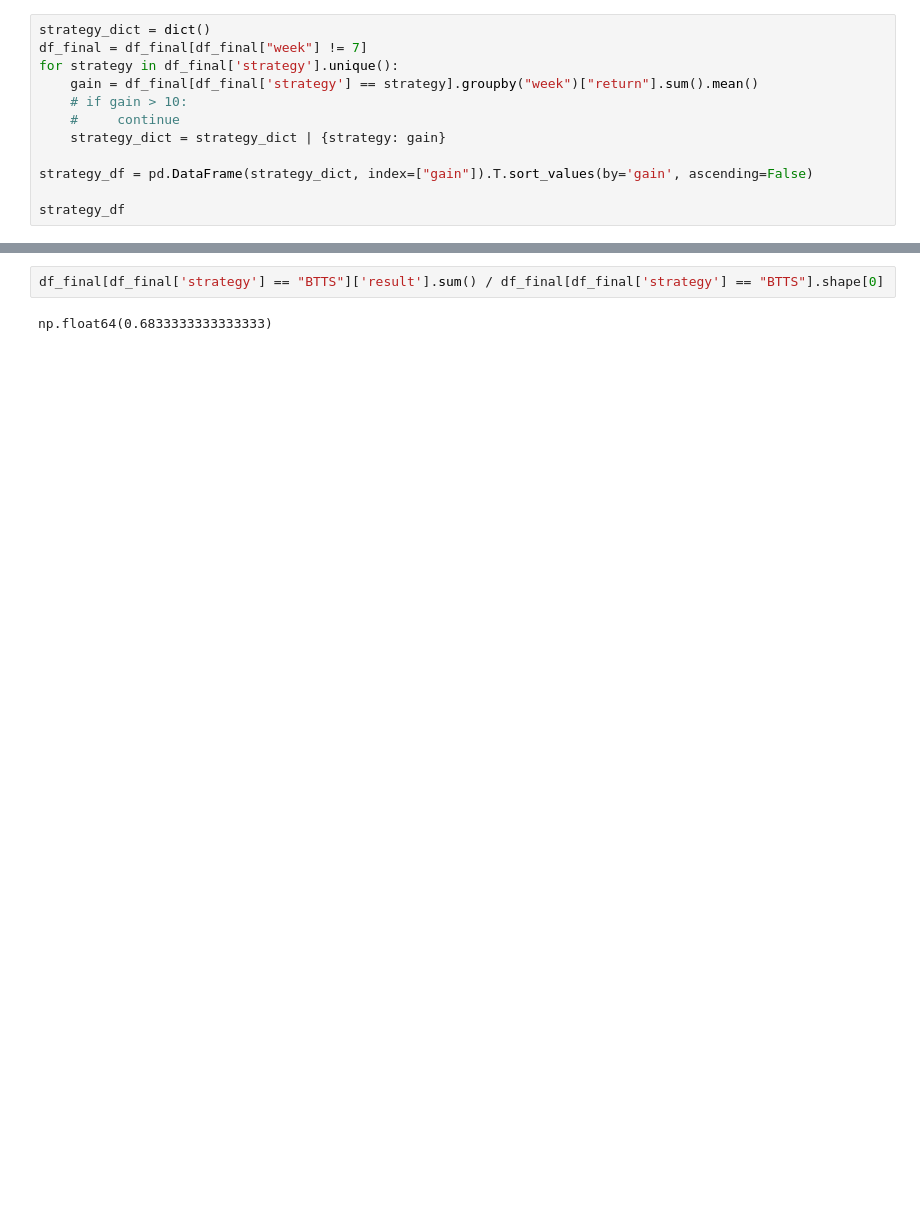
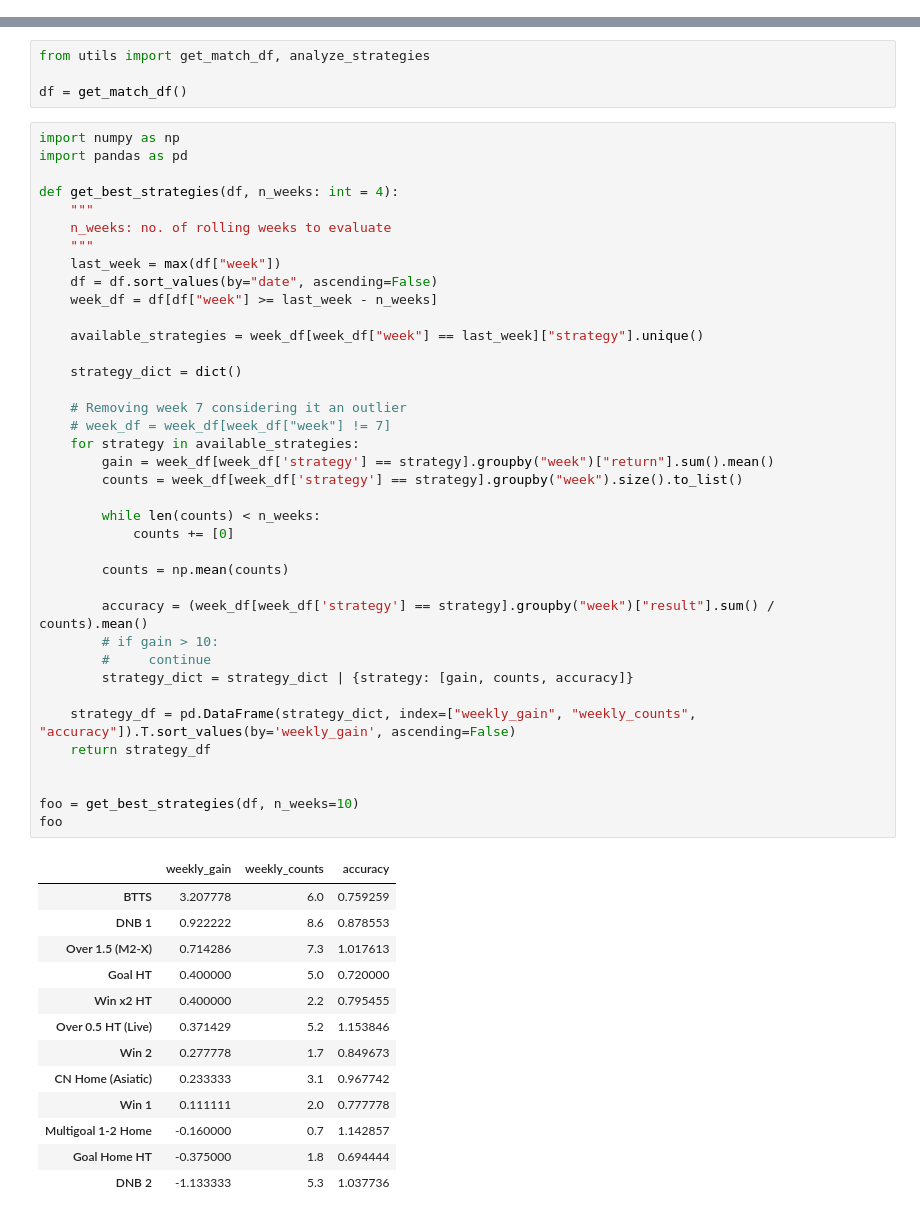
Before and after one commit to NickOLeeney/bet-master-analytics, a Jupyter notebook: src/strategies/analysis.ipynb, the cells around one changed output, grey strips where cells are left out. Saved outputs shown, nothing was run; the diff lists cells and outputs as text; blank space fills up the shorter version.

```diff
--- a/src/strategies/analysis.ipynb
+++ b/src/strategies/analysis.ipynb
@@ -117,12 +0,0 @@ df[df["strategy"] == 'BTTS'].shape[0]
-# %%
-strategy_dict = dict()
-df_final = df_final[df_final["week"] != 7]
-for strategy in df_final['strategy'].unique():
-    gain = df_final[df_final['strategy'] == strategy].groupby("week")["return"].sum().mean()
-    # if gain > 10:
-    #     continue
-    strategy_dict = strategy_dict | {strategy: gain}
-
-strategy_df = pd.DataFrame(strategy_dict, index=["gain"]).T.sort_values(by='gain', ascending=False)
-
-strategy_df
@@ -164,4 +1,56 @@ df_final[df_final['strategy'] == "DNB 1"]
-# %%
-df_final[df_final['strategy'] == "BTTS"]['result'].sum() / df_final[df_final['strategy'] == "BTTS"].shape[0]
-# %% [output]
-np.float64(0.6833333333333333)
+# %%
+from utils import get_match_df, analyze_strategies
+
+df = get_match_df()
+# %%
+import numpy as np
+import pandas as pd
+
+def get_best_strategies(df, n_weeks: int = 4):
+    """
+    n_weeks: no. of rolling weeks to evaluate
+    """
+    last_week = max(df["week"])
+    df = df.sort_values(by="date", ascending=False)
+    week_df = df[df["week"] >= last_week - n_weeks]
+
+    available_strategies = week_df[week_df["week"] == last_week]["strategy"].unique()
+
+    strategy_dict = dict()
+
+    # Removing week 7 considering it an outlier
+    # week_df = week_df[week_df["week"] != 7]
+    for strategy in available_strategies:
+        gain = week_df[week_df['strategy'] == strategy].groupby("week")["return"].sum().mean()
+        counts = week_df[week_df['strategy'] == strategy].groupby("week").size().to_list()
+
+        while len(counts) < n_weeks:
+            counts += [0]
+
+        counts = np.mean(counts)
+
+        accuracy = (week_df[week_df['strategy'] == strategy].groupby("week")["result"].sum() / counts).mean()
+        # if gain > 10:
+        #     continue
+        strategy_dict = strategy_dict | {strategy: [gain, counts, accuracy]}
+
+    strategy_df = pd.DataFrame(strategy_dict, index=["weekly_gain", "weekly_counts", "accuracy"]).T.sort_values(by='weekly_gain', ascending=False)
+    return strategy_df
+
+
+foo = get_best_strategies(df, n_weeks=10)
+foo
+# %% [output]
+|  | weekly_gain | weekly_counts | accuracy |
+| BTTS | 3.207778 | 6.0 | 0.759259 |
+| DNB 1 | 0.922222 | 8.6 | 0.878553 |
+| Over 1.5 (M2-X) | 0.714286 | 7.3 | 1.017613 |
+| Goal HT | 0.400000 | 5.0 | 0.720000 |
+| Win x2 HT | 0.400000 | 2.2 | 0.795455 |
+| Over 0.5 HT (Live) | 0.371429 | 5.2 | 1.153846 |
+| Win 2 | 0.277778 | 1.7 | 0.849673 |
+| CN Home (Asiatic) | 0.233333 | 3.1 | 0.967742 |
+| Win 1 | 0.111111 | 2.0 | 0.777778 |
+| Multigoal 1-2 Home | -0.160000 | 0.7 | 1.142857 |
+| Goal Home HT | -0.375000 | 1.8 | 0.694444 |
+| DNB 2 | -1.133333 | 5.3 | 1.037736 |
```
Also changed, not shown: parts of 8 cells of this notebook, 1 other file.
